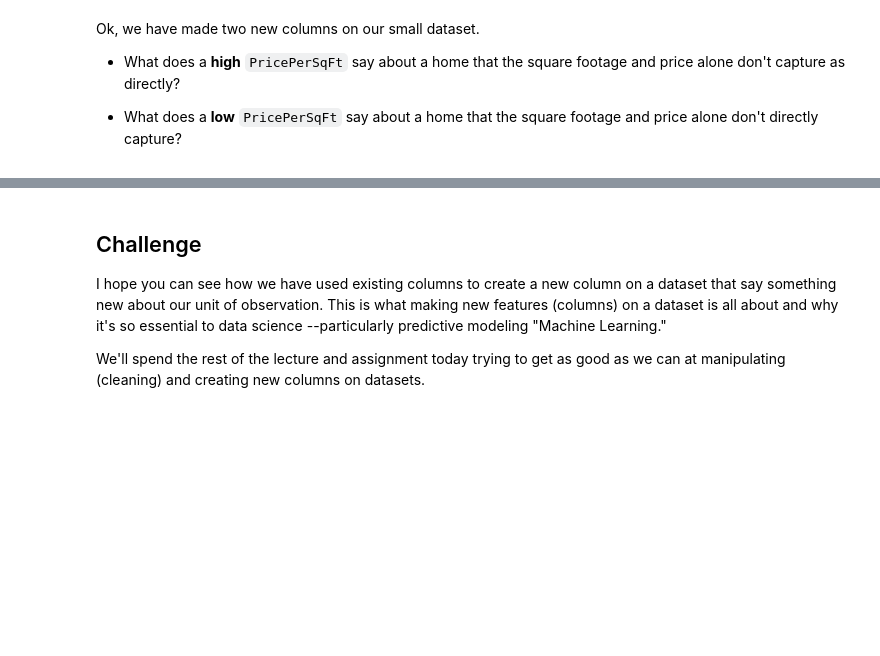
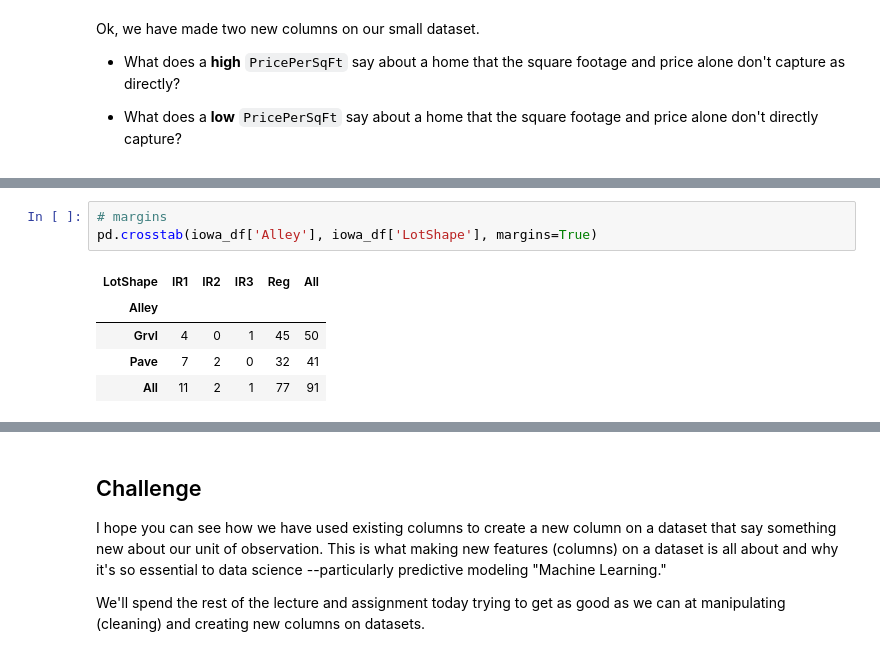
Before and after one commit to sugarfreecode/DS-Unit-1-Sprint-1-Data-Wrangling-and-Storytelling, a Jupyter notebook: module2-make-features/LS_DS_112_Make_Features_Solutions.ipynb, the cells around one changed output, grey strips where cells are left out. Cells and saved outputs as stored; diff of their text form; blank space fills up the shorter version.

```diff
--- a/module2-make-features/LS_DS_112_Make_Features_Solutions.ipynb
+++ b/module2-make-features/LS_DS_112_Make_Features_Solutions.ipynb
@@ -216,0 +267,9 @@ Ok, we have made two new columns on our small dataset.
+# %%
+# margins
+pd.crosstab(iowa_df['Alley'], iowa_df['LotShape'], margins=True)
+# %% [output]
+| LotShape | IR1 | IR2 | IR3 | Reg | All |
+| Alley |  |  |  |  |  |
+| Grvl | 4 | 0 | 1 | 45 | 50 |
+| Pave | 7 | 2 | 0 | 32 | 41 |
+| All | 11 | 2 | 1 | 77 | 91 |
```
Also changed, not shown: parts of 58 cells of this notebook, 1 other file.
